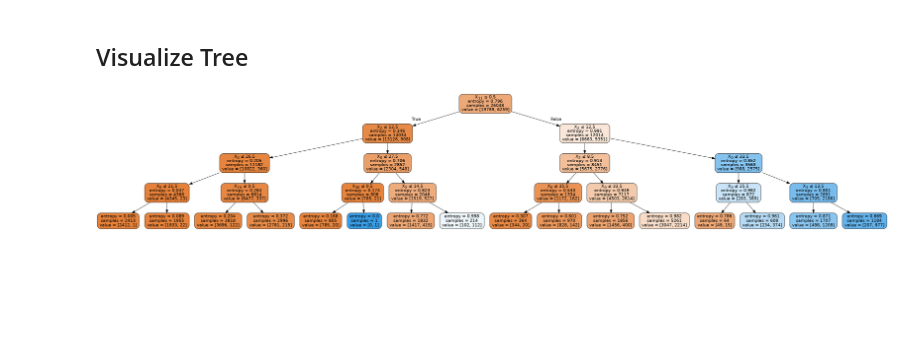
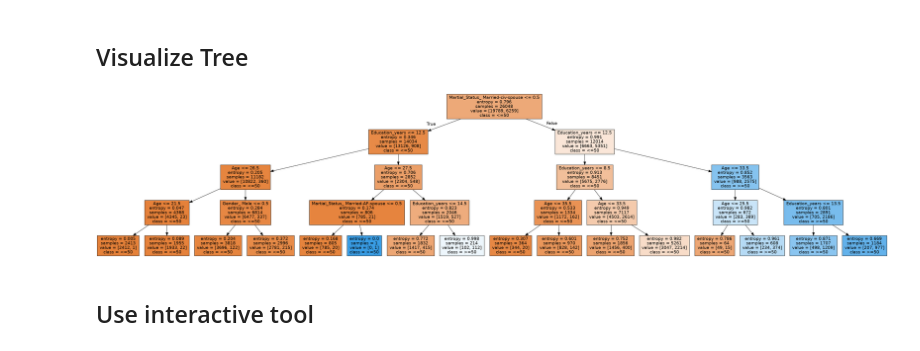
Before and after one commit to carlos-datacowboy/Coursera-IBM-capstone, a Jupyter notebook: income-classification.ipynb, the cells around one changed output. Drawn from its saved outputs; the diff is of its cells as text; code cells hidden in the pictures; blank space fills up the shorter version.

```diff
--- a/income-classification.ipynb
+++ b/income-classification.ipynb
@@ -312,3 +324,6 @@ X.head()
 | 3 | 53 | 234721 | 7 | 0 | 0 | 0 | ... |
 | 4 | 28 | 338409 | 13 | 0 | 0 | 0 | ... |
 5 rows × 36 columns
+# %%
+X_labels = list(X.columns)
+print(X_labels)
@@ -420,11 +438,18 @@ from sklearn.externals.six import StringIO
 from IPython.display import Image
 from sklearn.tree import export_graphviz
 import pydotplus
-dot_data = StringIO()
-export_graphviz(censusTree, out_file=dot_data,
-                filled=True, rounded=True,
-                special_characters=True)
-graph = pydotplus.graph_from_dot_data(dot_data.getvalue())
-Image(graph.create_png())
-# %% [output]
-[figure, removed]
+# %%
+# Create DOT data
+dot_data = tree.export_graphviz(censusTree, out_file=None,filled=True,
+                                feature_names=X_labels,
+                                class_names=["<=50", ">=50"])
+
+# Draw graph
+graph = pydotplus.graph_from_dot_data(dot_data)
+
+# Show graph
+Image(graph.create_png())
+# %% [output]
+[figure, added]
+# %% [markdown]
+## Use interactive tool
```
Also changed, not shown: parts of 8 cells of this notebook.
